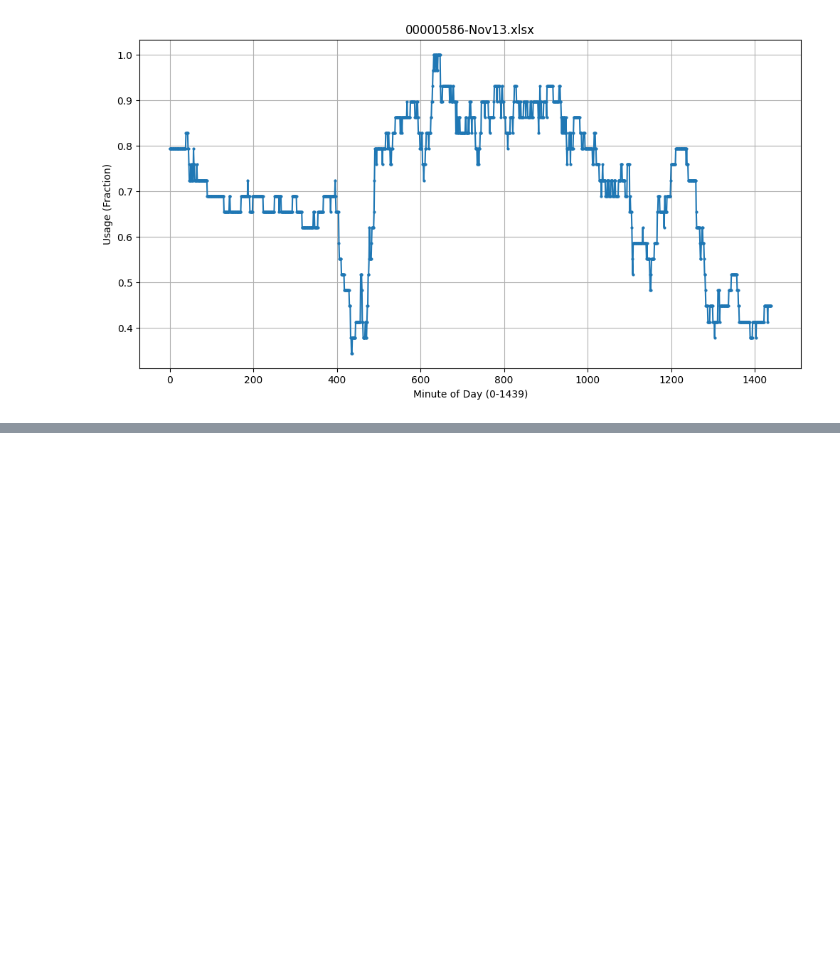
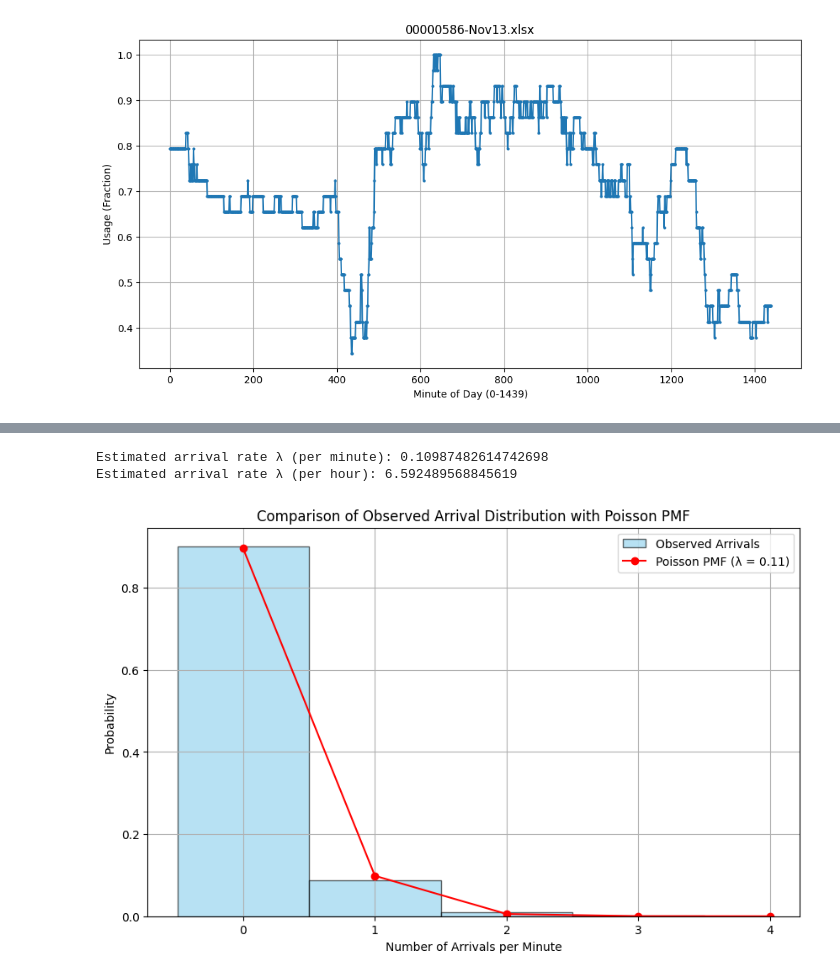
Before and after one commit to sisi1214/IEDA_FYP, a Jupyter notebook: basic_data_viz.ipynb, the cells around one changed output, grey strips where cells are left out. Cells and saved outputs as stored; diff of their text form; code cells hidden in the pictures; blank space fills up the shorter version.

```diff
--- a/basic_data_viz.ipynb
+++ b/basic_data_viz.ipynb
@@ -125,0 +175,63 @@ Name: 6000, dtype: object
+# %%
+import pandas as pd
+import numpy as np
+import matplotlib.pyplot as plt
+from scipy.stats import poisson
+
+# === Prepare the Data ===
+# Assume df is your DataFrame and it already contains a "UsedEvChargingSpace" column.
+# If necessary, compute it first (for example, from total and available spaces):
+# df["UsedEvChargingSpace"] = df["totalEvChargingSpace"] - df["availableEvChargingSpace"]
+
+# Make sure the data is sorted chronologically. If you have a timestamp column, e.g. "Collected timestamp":
+# df = df.sort_values("Collected timestamp")
+
+# 1. Compute the minute-to-minute change.
+df["Change"] = df["UsedEvChargingSpace"].diff()
+
+# The first row will have a NaN change, so remove it.
+df = df.dropna(subset=["Change"])
+
+# 2. Identify arrivals and departures.
+#   - Arrivals (In_ev): Change[t] if positive, else 0.
+#   - Departures (Out_ev): (- Change[t]) if negative, else 0.
+df["In_ev"] = df["Change"].apply(lambda x: x if x > 0 else 0)
+df["Out_ev"] = df["Change"].apply(lambda x: -x if x < 0 else 0)
+
+# === Calculate Arrival Rate (λ) ===
+# Since data is captured per minute, we estimate λ as the average arrivals per minute.
+lambda_est = df["In_ev"].mean()
+print(f"Estimated arrival rate λ (per minute): {lambda_est}")
+print(f"Estimated arrival rate λ (per hour): {lambda_est * 60}")
+
+# === Plot the Arrival Rate Histogram with Overlaid Poisson PMF ===
+
+# Determine the range for display.
+max_arrivals = int(df["In_ev"].max())
+
+# Create x-values: observed counts are integers from 0 to max_arrivals (plus a little margin)
+x = np.arange(0, max_arrivals + 2)
+
+# Compute the theoretical Poisson PMF for these x-values using the estimated λ.
+poisson_pmf = poisson.pmf(x, lambda_est)
+
+plt.figure(figsize=(10, 6))
+# Plot histogram for observed In_ev counts.
+# We use bins that center at each integer value.
+plt.hist(df["In_ev"], bins=np.arange(-0.5, max_arrivals + 1.5, 1),
+         density=True, alpha=0.6, color='skyblue', edgecolor='black',
+         label="Observed Arrivals")
+
+# Overlay the theoretical Poisson PMF.
+plt.plot(x, poisson_pmf, 'o-', color='red', label=f"Poisson PMF (λ = {lambda_est:.2f})")
+
+plt.xlabel("Number of Arrivals per Minute")
+plt.ylabel("Probability")
+plt.title("Comparison of Observed Arrival Distribution with Poisson PMF")
+plt.legend()
+plt.grid(True)
+plt.show()
+# %% [output]
+Estimated arrival rate λ (per minute): 0.10987482614742698
+Estimated arrival rate λ (per hour): 6.592489568845619
+[figure, added]
```
Also changed, not shown: parts of 2 cells of this notebook.
